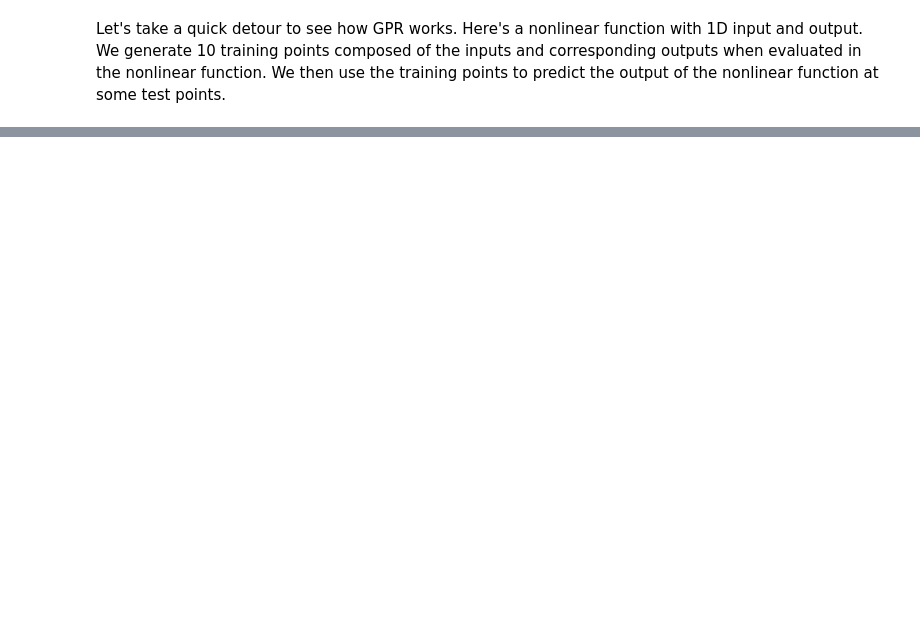
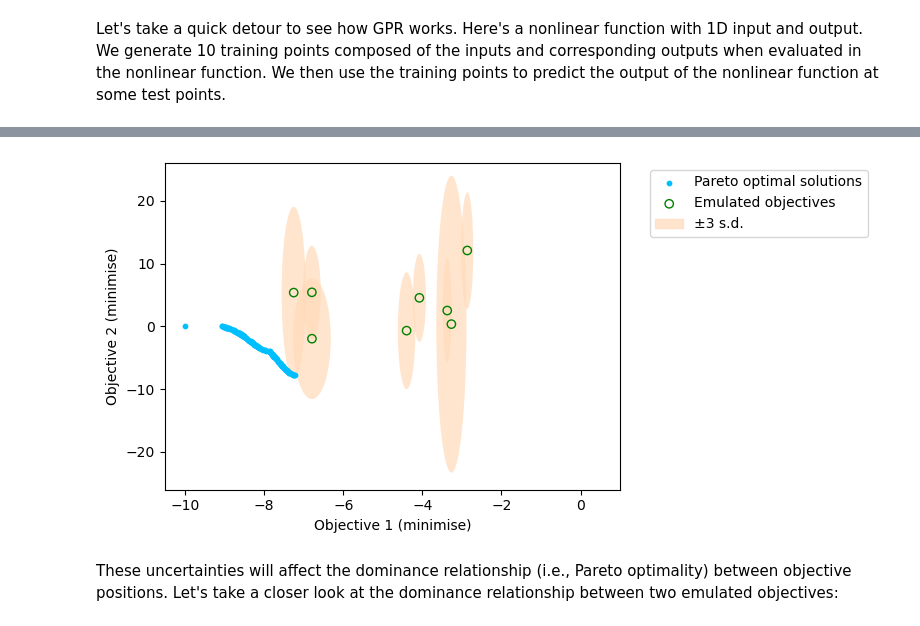
Before and after one commit to rqmacasieb/SAMOO_tutorials, a Jupyter notebook: Part2_Pareto_Optimality_Under_Uncertainty.ipynb, the cells around one changed output, grey strips where cells are left out. Cells and saved outputs as stored; diff of their text form; code cells hidden in the pictures; blank space fills up the shorter version.

```diff
--- a/Part2_Pareto_Optimality_Under_Uncertainty.ipynb
+++ b/Part2_Pareto_Optimality_Under_Uncertainty.ipynb
@@ -287,0 +326,63 @@ IndexError: cannot do a non-empty take from an empty axes.
+# %%
+import matplotlib.patches as mpatches
+from matplotlib.patches import Ellipse
+import matplotlib.transforms as transforms
+
+def confidence_ellipsoid(x, y, ax):
+    width, height = 2 * 3.0 * x, 2 * 3.0 * y
+    ellipse = Ellipse((0, 0), width=width, height=height, fc= 'peachpuff', ec = 'none', zorder = -20, alpha = 0.70)
+    transf = transforms.Affine2D().translate(0, 0)
+    ellipse.set_transform(transf + ax.transData)
+    return ax.add_patch(ellipse)
+
+def emulate_obj(Xref, X, Z1, Z2):
+    obj1 = gpr.laGP(Xref=Xref, X=X, Z=Z1, start = 6, end = 10, verb=0)
+    obj2 = gpr.laGP(Xref=Xref, X=X, Z=Z2, start = 6, end = 10, verb=0)
+    return obj1, obj2
+
+no_of_training_points = 50 #number of training points to train the GPR with
+
+np.random.seed(5)
+x_train = np.random.uniform(-5, 5, (no_of_training_points, 2))
+x1_train = x_train[:, 0]
+x2_train = x_train[:, 1]
+
+objectives = np.array([kursawe_2d(x_train[i]) for i in range(no_of_training_points)])
+obj1 = objectives[:, 0]
+obj2 = objectives[:, 1]
+
+no_emu_points = 8 #number of emulated points
+x_sample = np.random.uniform(-5, 5, (no_emu_points, 2))  # 2D array with 50 rows and 2 columns
+x1_sample = x_sample[:, 0]
+x2_sample = x_sample[:, 1]
+
+obj1_mean = np.zeros(no_emu_points)
+obj1_sd = np.zeros(no_emu_points)
+obj2_mean = np.zeros(no_emu_points)
+obj2_sd = np.zeros(no_emu_points)
+
+for i in range(no_emu_points):
+    x_row = x_sample[i].reshape(1,-1)
+    sims1, sims2 = emulate_obj(x_row, x_train, obj1, obj2)
+    obj1_mean[i] = sims1['mean'].item()
+    obj1_sd[i] = np.sqrt(sims1['s2'].item())
+    obj2_mean[i] = sims2['mean'].item()
+    obj2_sd[i] = np.sqrt(sims2['s2'].item())
+
+fig1, ax1 = plt.subplots(figsize=(8, 4))
+ax1.scatter(true_pareto['obj1'], true_pareto['obj2'], c='deepskyblue', s=10, zorder=-10, label='Pareto optimal solutions')
+
+ax1.scatter(obj1_mean, obj2_mean, ec='g', c='none', label='Emulated objectives')
+for i in range(no_emu_points):
+    confidence_ellipsoid(obj1_sd[i], obj2_sd[i], ax1).set_center((obj1_mean[i], obj2_mean[i]))
+
+# Set labels and title
+ax1.set_xlabel('Objective 1 (minimise)')
+ax1.set_ylabel('Objective 2 (minimise)')
+peach_patch = mpatches.Patch(color='peachpuff', alpha=0.7, label='±3 s.d.')
+ax1.legend(handles=[*ax1.get_legend_handles_labels()[0], peach_patch], bbox_to_anchor=(1.05, 1), loc='upper left')
+plt.tight_layout()
+# %% [output]
+[figure, added]
+# %% [markdown]
+ These uncertainties will affect the dominance relationship (i.e., Pareto optimality) between objective positions. Let's take a closer look at the dominance relationship between two emulated objectives:
```
Also changed, not shown: parts of 6 cells of this notebook, 2 other files.
